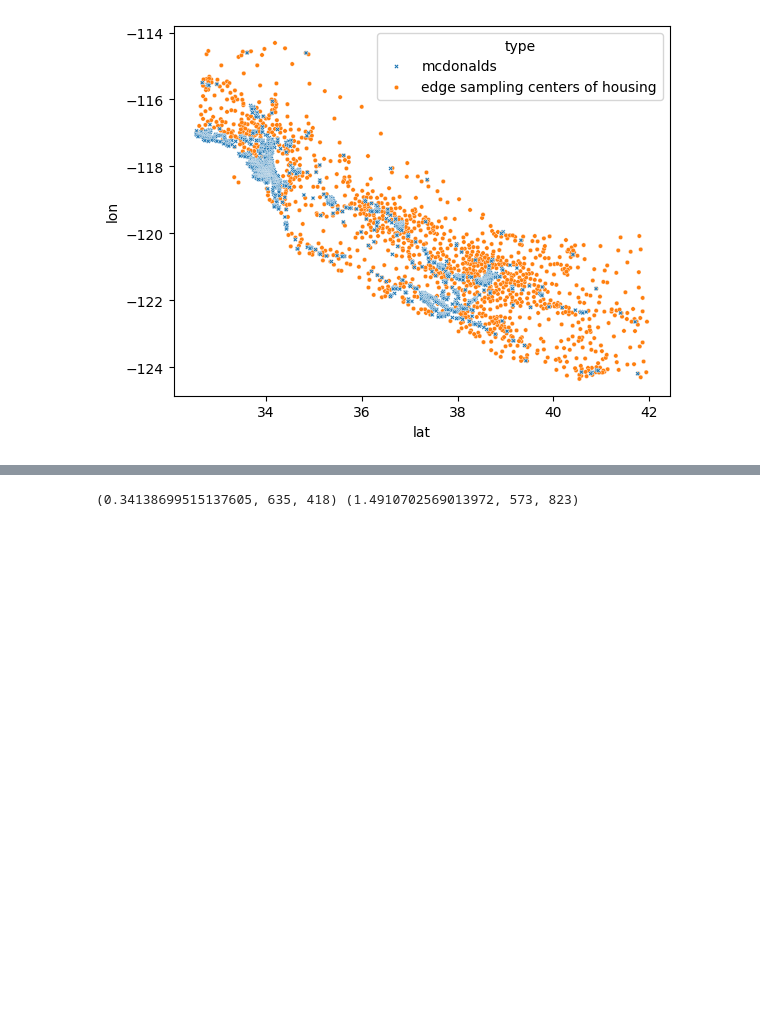
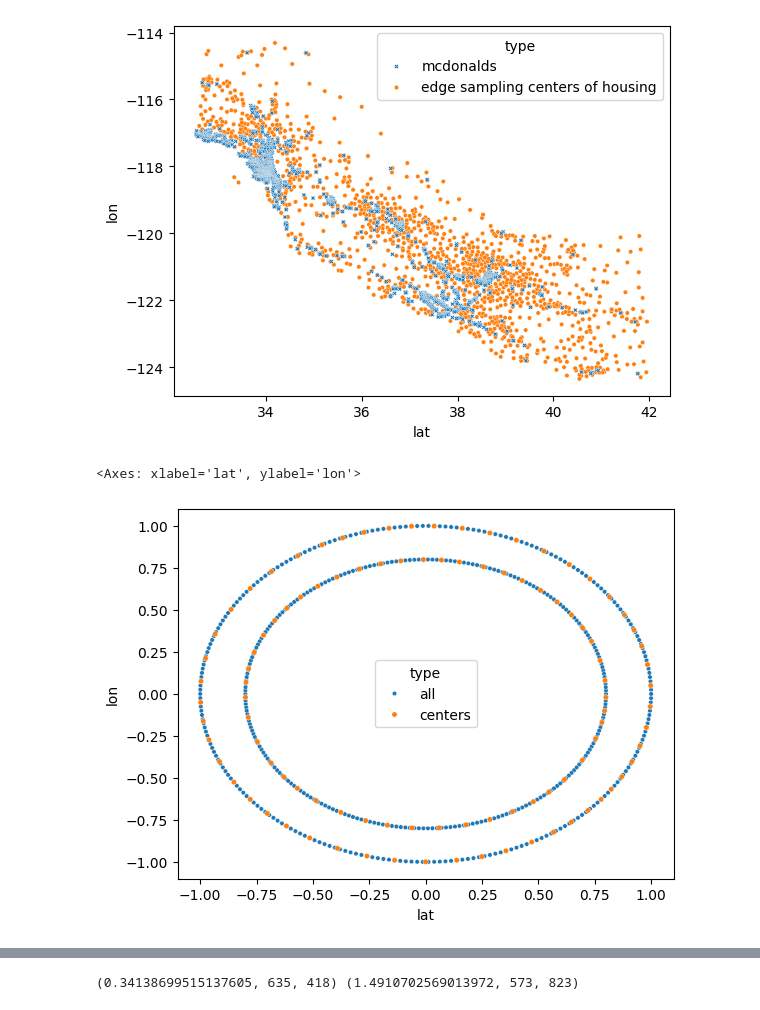
Before and after one commit to smitssjors/mpa, a Jupyter notebook: report_2.ipynb, the cells around one changed output, grey strips where cells are left out. Saved outputs shown, nothing was run; the diff lists cells and outputs as text; code cells hidden in the pictures; blank space fills up the shorter version.

```diff
--- a/report_2.ipynb
+++ b/report_2.ipynb
@@ -125,3 +125,26 @@ sns.scatterplot(
 # %% [output]
 <Axes: xlabel='lat', ylabel='lon'>
 [figure]
+# %%
+circles = pd.read_csv(vertices_csv_path('circles-500'), names=["lat", "lon"])
+circles["type"] = "all"
+sns.scatterplot(
+    data=circles,
+    x="lat",
+    y="lon",
+    style="type",
+    s=10,
+)
+
+circles = pd.read_csv(centers_csv_path('circles-500'), names=["lat", "lon"])
+circles["type"] = "centers"
+sns.scatterplot(
+    data=circles,
+    x="lat",
+    y="lon",
+    style="type",
+    s=15,
+)
+# %% [output]
+<Axes: xlabel='lat', ylabel='lon'>
+[figure, added]
```
Also changed, not shown: parts of 2 cells of this notebook, 2 other files.
